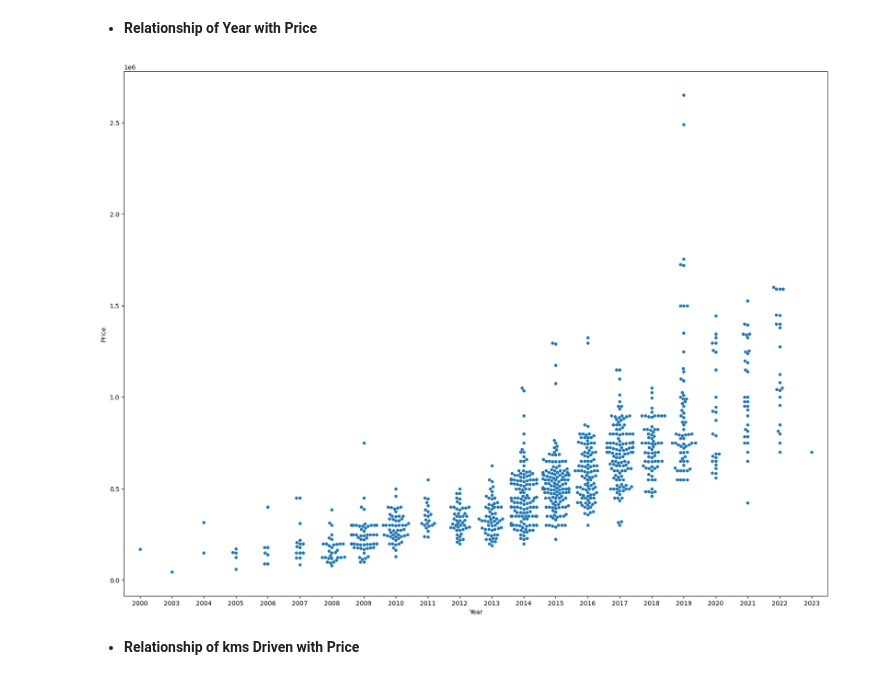
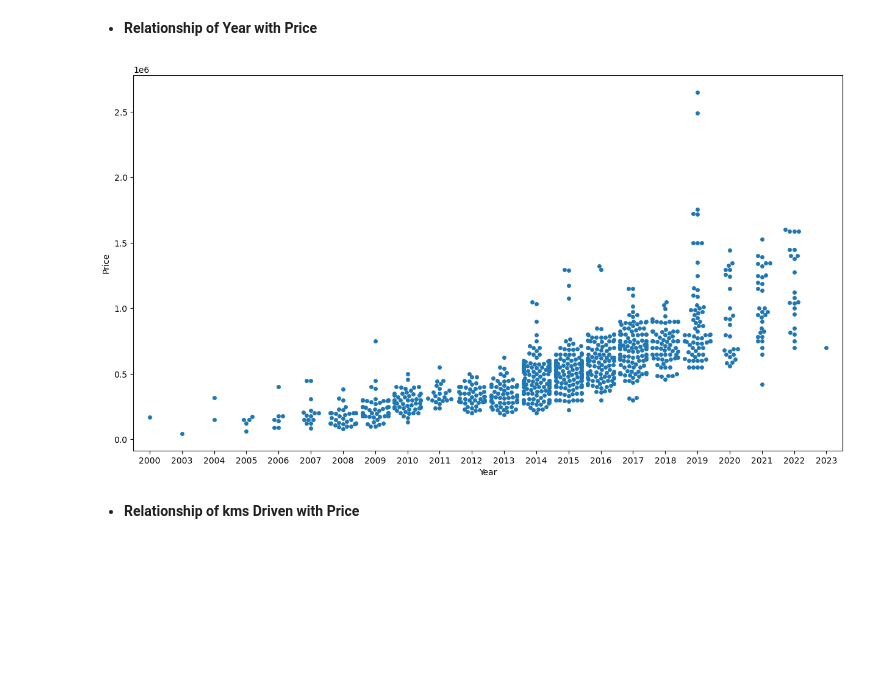
Before and after one commit to TheMrityunjayPathak/CarPricePrediction, a Jupyter notebook: Car Price Prediction.ipynb, the cells around one changed output. Cells and saved outputs as stored; diff of their text form; code cells hidden in the pictures; blank space fills up the shorter version.

```diff
--- a/Car Price Prediction.ipynb
+++ b/Car Price Prediction.ipynb
@@ -11,7 +12,7 @@ import seaborn as sns
 # %% [markdown]
 - **Reading CSV File**
 # %%
-df1 = pd.read_csv("honda_car_selling.csv")
+df1 = pd.read_csv("honda_cars_data.csv")
 df1.head()
 # %% [output]
 |  | Year | kms Driven | Fuel Type | Suspension | Price | Car Model |
@@ -131,3 +131,3 @@ df1["Car Model"] = df1["Car Model"].str.strip()
 # %%
-df1["Car Model"] = df1["Car Model"].str.split(" ").str.slice(start = 0,stop = 3).str.join(" ")
+df1["Car Model"] = df1["Car Model"].str.split().str.slice(start=0, stop=3).str.join(" ")
 # %% [markdown]
@@ -139,12 +139,13 @@ df1.to_csv("Cleaned_Car_Data.csv")
 # %% [markdown]
 - **Relationship of Year with Price**
 # %%
-plt.figure(figsize = (20,15))
-ax = sns.swarmplot(x = 'Year',y = 'Price',data = df1)
+warnings.filterwarnings("ignore", category=UserWarning)
+plt.figure(figsize=(15,8))
+ax = sns.swarmplot(data=df1, x='Year', y='Price')
 ax.set_xticklabels(ax.get_xticklabels())
 plt.show()
 # %% [output]
-[figure, old version]
+[figure, new version]
 # %% [markdown]
 - **Relationship of kms Driven with Price**
 # %%
```
Also changed, not shown: parts of 52 cells of this notebook, 11 other files.
